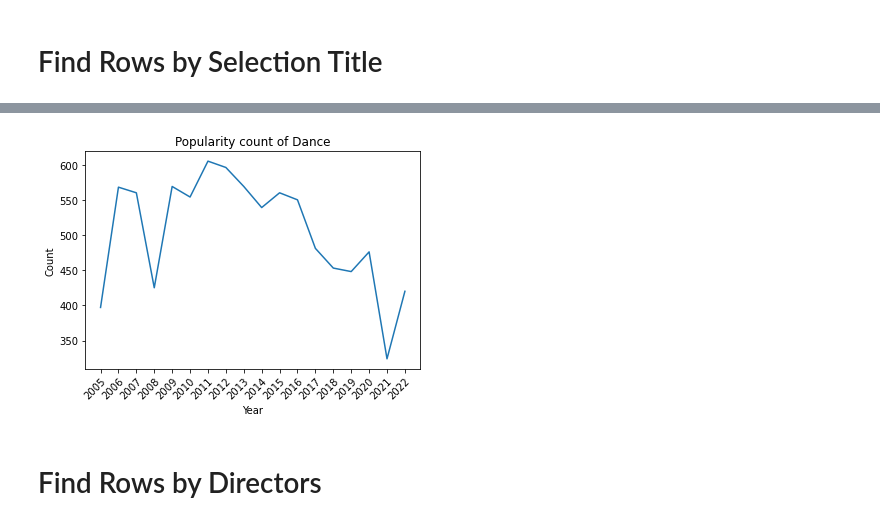
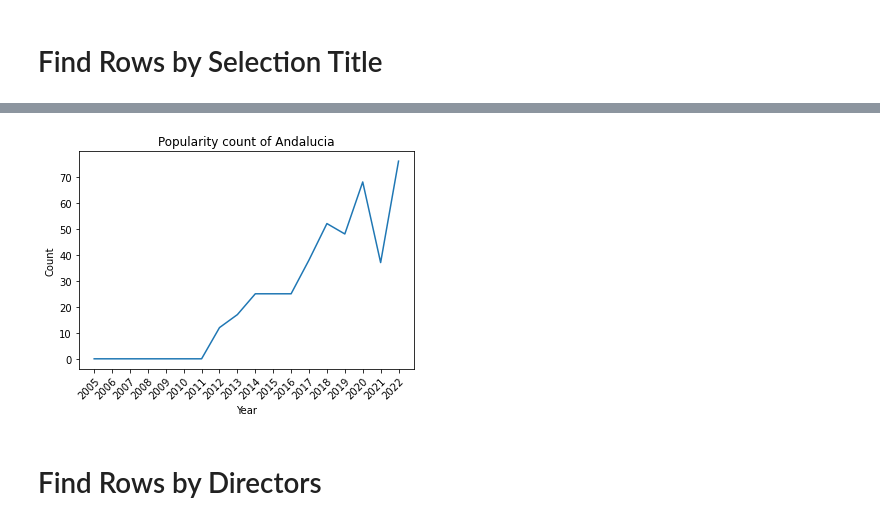
Before and after one commit to macdkw89/uil_results, a Jupyter notebook: data.ipynb, the cells around one changed output, grey strips where cells are left out. Saved outputs shown, nothing was run; the diff lists cells and outputs as text; code cells hidden in the pictures.

```diff
--- a/data.ipynb
+++ b/data.ipynb
@@ -100,31 +103,31 @@ selection_finder(selection, df, year, class_list, conf_list)
 # %%
-selection = 'Dance'
+selection = 'Andalucia'
 yearly_count_values = []
 selection_finder_df = df
 
 
 for y in year_list:
     selection_finder_df = selection_finder(selection, df, [y], class_list, conf_list)
     yearly_count_values.append(len(selection_finder_df))
 
 # make a line graph of the yearly count of selections
 def yearly_count_plotter(yearly_count_values):
     fig, ax = plt.subplots()
     ax.plot(yearly_count_values)
     ax.set_title(f'Popularity count of {selection}')
     ax.set_xlabel('Year')
     ax.set_ylabel('Count')
     # set number of ticks on x-axis to match len(year_list)
     ax.set_xticks(range(len(year_list)))
     # set x labels to year_list
     ax.set_xticklabels(year_list)
     # rotate x-axis labels
     plt.setp(ax.get_xticklabels(), rotation=45, ha="right", rotation_mode="anchor")
     plt.show()
 
 yearly_count_plotter(yearly_count_values)
 # %% [output]
-[figure, old version]
+[figure, new version]
 # %% [markdown]
 # Find Rows by Directors
 # %%
```
Also changed, not shown: parts of 2 cells of this notebook, 6 other files.
